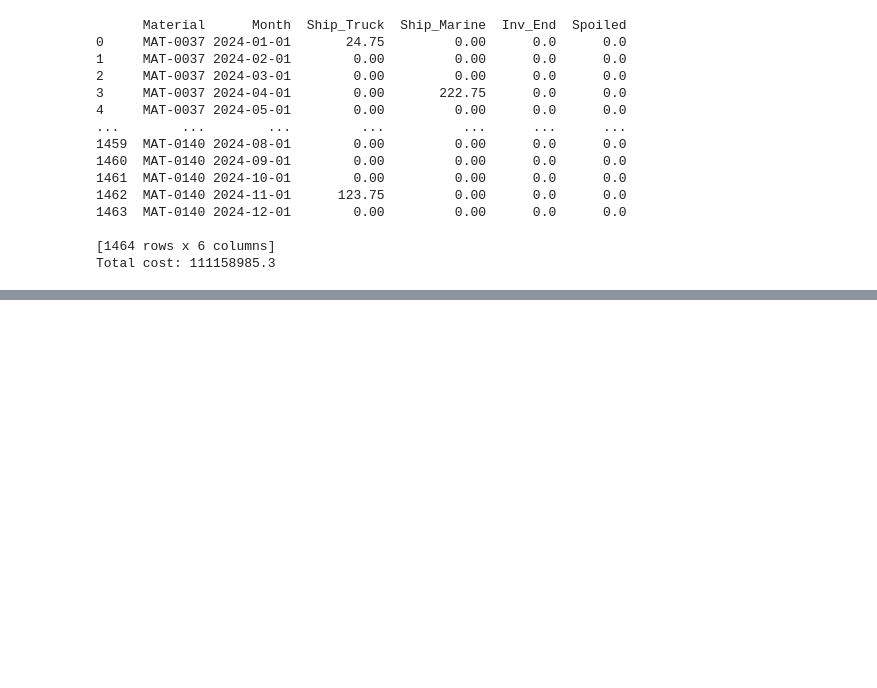
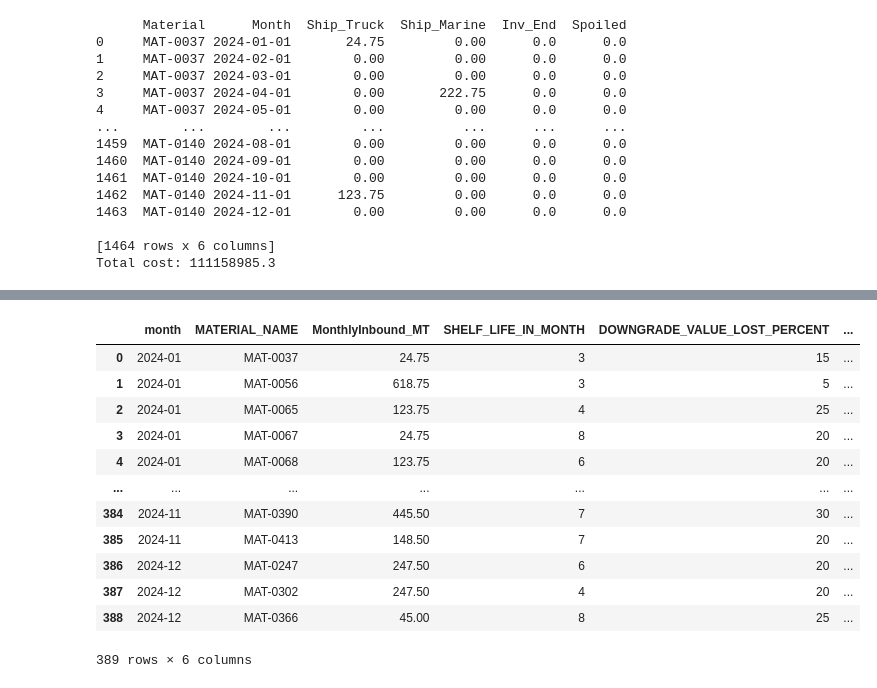
Before and after one commit to peter-parit/em-hackathon-notebooks, a Jupyter notebook: Notebooks/deedee-data.ipynb, the cells around one changed output, grey strips where cells are left out. Cells and saved outputs as stored; diff of their text form; code cells hidden in the pictures; blank space fills up the shorter version.

```diff
--- a/Notebooks/deedee-data.ipynb
+++ b/Notebooks/deedee-data.ipynb
@@ -1171,0 +1588,30 @@ operations_df
+# %%
+#in inb_2024 drop the TRANSPORTATION_MODES column
+inb_2024.drop(columns=['TRANSPORTATION_MODES'], inplace=True)
+# %%
+worst_case_transport = pd.read_csv("../Data/worst_transportation.csv")
+
+
+
+# Merge the inb_2024 DataFrame with the worst_case_transport DataFrame using the 'MATERIAL_NAME' column
+inb_2024 = inb_2024.merge(
+    worst_case_transport[['MATERIAL_NAME', 'TRANSPORTATION_MODES']],
+    on='MATERIAL_NAME',
+    how='left'
+)
+
+inb_2024
+# %% [output]
+|  | month | MATERIAL_NAME | MonthlyInbound_MT | SHELF_LIFE_IN_MONTH | DOWNGRADE_VALUE_LOST_PERCENT | ... |
+| 0 | 2024-01 | MAT-0037 | 24.75 | 3 | 15 | ... |
+| 1 | 2024-01 | MAT-0056 | 618.75 | 3 | 5 | ... |
+| 2 | 2024-01 | MAT-0065 | 123.75 | 4 | 25 | ... |
+| 3 | 2024-01 | MAT-0067 | 24.75 | 8 | 20 | ... |
+| 4 | 2024-01 | MAT-0068 | 123.75 | 6 | 20 | ... |
+| ... | ... | ... | ... | ... | ... | ... |
+| 384 | 2024-11 | MAT-0390 | 445.50 | 7 | 30 | ... |
+| 385 | 2024-11 | MAT-0413 | 148.50 | 7 | 20 | ... |
+| 386 | 2024-12 | MAT-0247 | 247.50 | 6 | 20 | ... |
+| 387 | 2024-12 | MAT-0302 | 247.50 | 4 | 20 | ... |
+| 388 | 2024-12 | MAT-0366 | 45.00 | 8 | 25 | ... |
+389 rows × 6 columns
```
Also changed, not shown: parts of 12 cells of this notebook, 3 other files.
